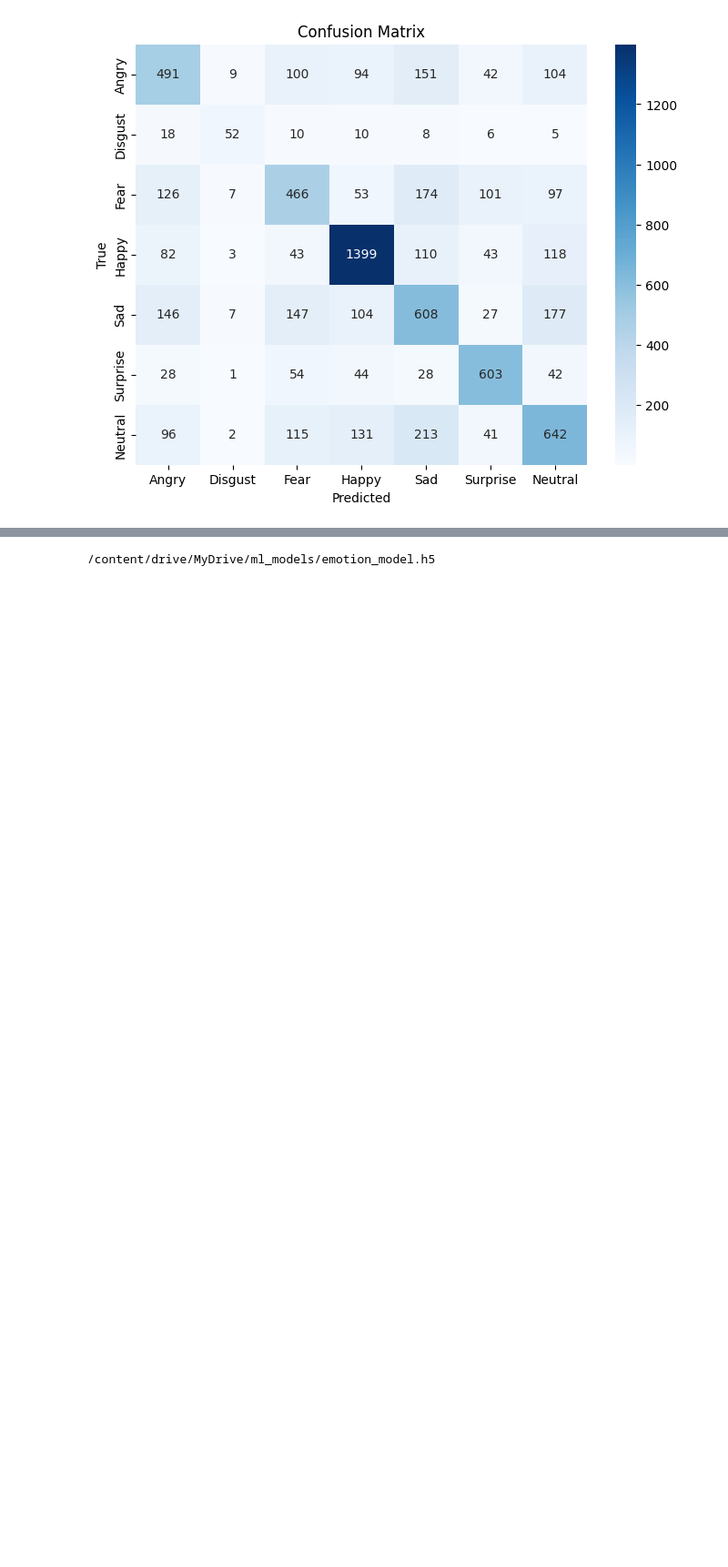
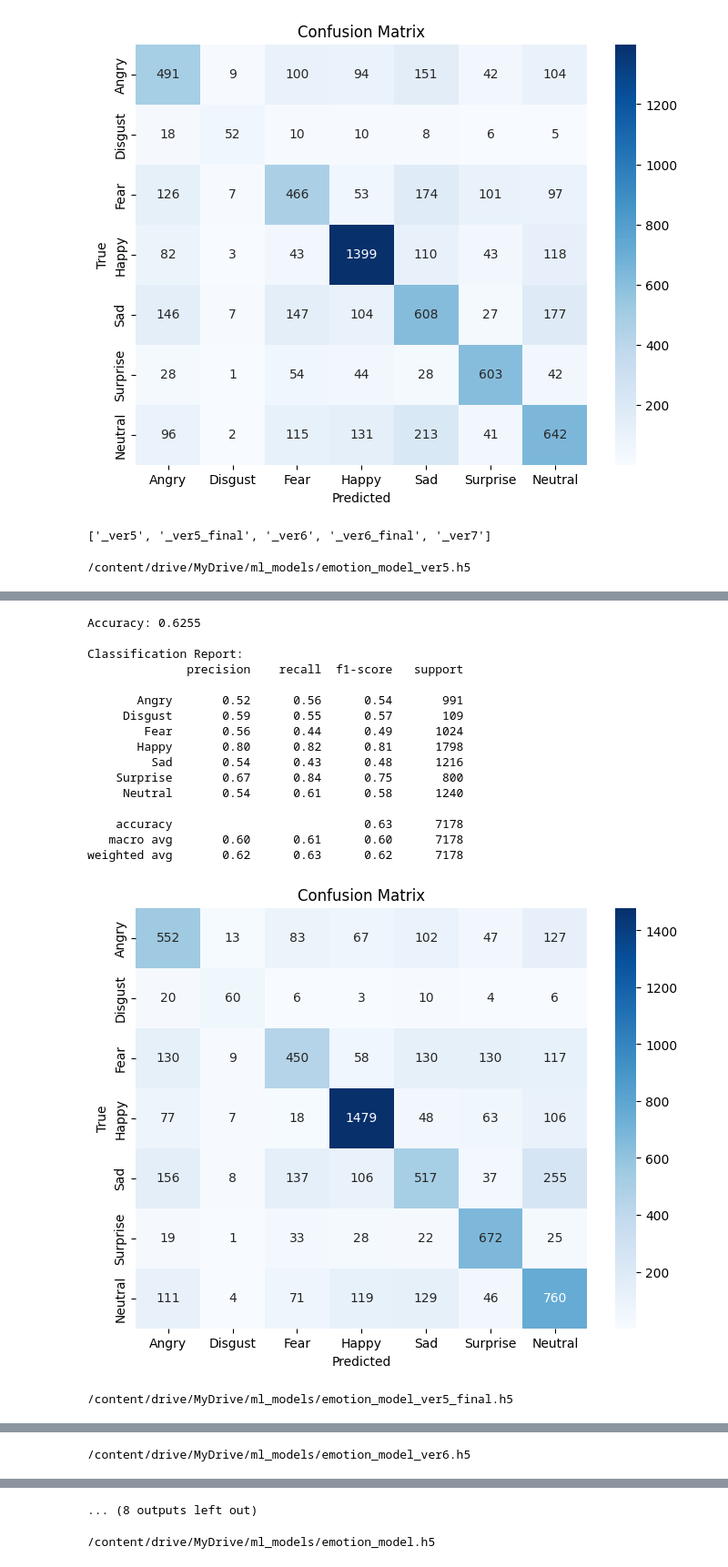
Before and after one commit to Thanwarin/robot-webots, a Jupyter notebook: emotion_detection_Evaluation_Framework.ipynb, the cells around one changed output, grey strips where cells are left out. Shown: that part at 91% size. Cells and saved outputs as stored; diff of their text form; code cells hidden in the pictures; blank space fills up the shorter version.

```diff
--- a/emotion_detection_Evaluation_Framework.ipynb
+++ b/emotion_detection_Evaluation_Framework.ipynb
@@ -158,3 +158,24 @@ Classification Report:
    macro avg       0.59      0.57      0.58      7178
 weighted avg       0.59      0.59      0.59      7178
 [figure]
+# %%
+list_modelname = []
+for i in range(5,8):
+  name = f"_ver{i}"
+  list_modelname.append(name)
+  if (i < 7):
+    list_modelname.append(f"{name}_final")
+list_modelname
+# %% [output]
+['_ver5', '_ver5_final', '_ver6', '_ver6_final', '_ver7']
+# %%
+count_ = 0
+for i in list_modelname:
+  model_path = f"/content/drive/MyDrive/ml_models/emotion_model{i}.h5"
+  print(model_path)
+
+  drive_model = load_model_from_drive(model_path)
+  # Evaluate
+  evaluate_model(drive_model, X_val, y_val)
+# %% [output]
+/content/drive/MyDrive/ml_models/emotion_model_ver5.h5
@@ -160,0 +183,18 @@ weighted avg       0.59      0.59      0.59      7178
+Accuracy: 0.6255
+
+Classification Report:
+              precision    recall  f1-score   support
+
+       Angry       0.52      0.56      0.54       991
+     Disgust       0.59      0.55      0.57       109
+        Fear       0.56      0.44      0.49      1024
+       Happy       0.80      0.82      0.81      1798
+         Sad       0.54      0.43      0.48      1216
+    Surprise       0.67      0.84      0.75       800
+     Neutral       0.54      0.61      0.58      1240
+
+    accuracy                           0.63      7178
+   macro avg       0.60      0.61      0.60      7178
+weighted avg       0.62      0.63      0.62      7178
+[figure, added]
+/content/drive/MyDrive/ml_models/emotion_model_ver5_final.h5
@@ -160,0 +219 @@ weighted avg       0.59      0.59      0.59      7178
+/content/drive/MyDrive/ml_models/emotion_model_ver6.h5
@@ -161,3 +238,4 @@ weighted avg       0.59      0.59      0.59      7178
+... (8 outputs left out)
 # %%
 def preprocess_image_for_model(pixel_sequence, target_size=(48,48)):
     """Resize pixel sequence to target_size and convert to RGB normalized"""
```
Also changed, not shown: parts of 4 cells of this notebook.
